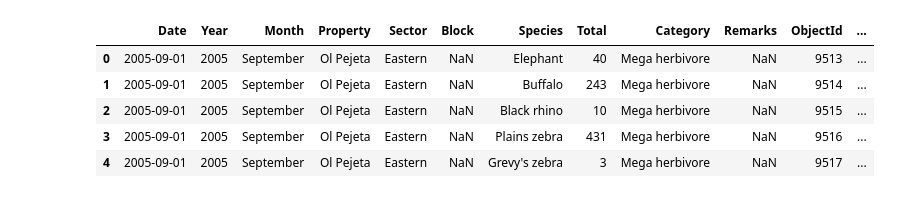
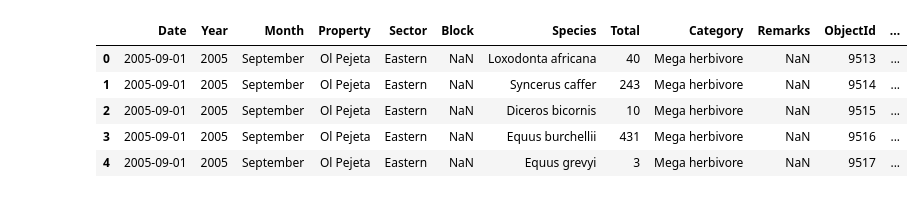
Before and after one commit to karilint/BonesOfOlPejeta, a Jupyter notebook: notebooks/A2 02 create raw data.ipynb, the cells around one changed output. Drawn from its saved outputs; the diff is of its cells as text; code cells hidden in the pictures.

```diff
--- a/notebooks/A2 02 create raw data.ipynb
+++ b/notebooks/A2 02 create raw data.ipynb
@@ -88,29 +88,39 @@ same_mat, diff_mat, jaccard.round(3), coverage
  2021         16          16                     0                     0
  2022         16          16                     0                     0
  2023         16          16                     0                     0)
+# %%
+# Load translation table
+lookup = pd.read_excel("../data/import/excel/Taxa_lookup.xlsx")
+
+# Create a dictionary: {'Oak': 'Quercus robur', ...}
+vernacular_to_latin = dict(zip(lookup["Taxon1"], lookup["Taxon2"]))
 # %%
 # Collect DataFrames
 df_list = []
 for sh in sheets:
     df = pd.read_excel(input_path, sheet_name=sh)
+
+    # Replace vernacular species names with Latin names
+    df["Species"] = df["Species"].replace(vernacular_to_latin)
+
     # add Year column as integer
     try:
         df["Year"] = int(sh)
     except ValueError:
         # if sheet name is not a number, store as None or skip
         df["Year"] = None
     df_list.append(df)
 
 # Concatenate everything
 all_data = pd.concat(df_list, ignore_index=True)
 
 # Show preview
 all_data.to_pickle("../data/pkl/df_a2_aerial_cencus.pkl")
 all_data.head()
 # %% [output]
 |  | Date | Year | Month | Property | Sector | Block | Species | Total | Category | Remarks | ObjectId | ... |
-| 0 | 2005-09-01 | 2005 | September | Ol Pejeta | Eastern | NaN | Elephant | 40 | Mega herbivore | NaN | 9513 | ... |
-| 1 | 2005-09-01 | 2005 | September | Ol Pejeta | Eastern | NaN | Buffalo | 243 | Mega herbivore | NaN | 9514 | ... |
-| 2 | 2005-09-01 | 2005 | September | Ol Pejeta | Eastern | NaN | Black rhino | 10 | Mega herbivore | NaN | 9515 | ... |
-| 3 | 2005-09-01 | 2005 | September | Ol Pejeta | Eastern | NaN | Plains zebra | 431 | Mega herbivore | NaN | 9516 | ... |
-| 4 | 2005-09-01 | 2005 | September | Ol Pejeta | Eastern | NaN | Grevy's zebra | 3 | Mega herbivore | NaN | 9517 | ... |
+| 0 | 2005-09-01 | 2005 | September | Ol Pejeta | Eastern | NaN | Loxodonta africana | 40 | Mega herbivore | NaN | 9513 | ... |
+| 1 | 2005-09-01 | 2005 | September | Ol Pejeta | Eastern | NaN | Syncerus caffer | 243 | Mega herbivore | NaN | 9514 | ... |
+| 2 | 2005-09-01 | 2005 | September | Ol Pejeta | Eastern | NaN | Diceros bicornis | 10 | Mega herbivore | NaN | 9515 | ... |
+| 3 | 2005-09-01 | 2005 | September | Ol Pejeta | Eastern | NaN | Equus burchellii | 431 | Mega herbivore | NaN | 9516 | ... |
+| 4 | 2005-09-01 | 2005 | September | Ol Pejeta | Eastern | NaN | Equus grevyi | 3 | Mega herbivore | NaN | 9517 | ... |
```
Also changed, not shown: 4 other files.
